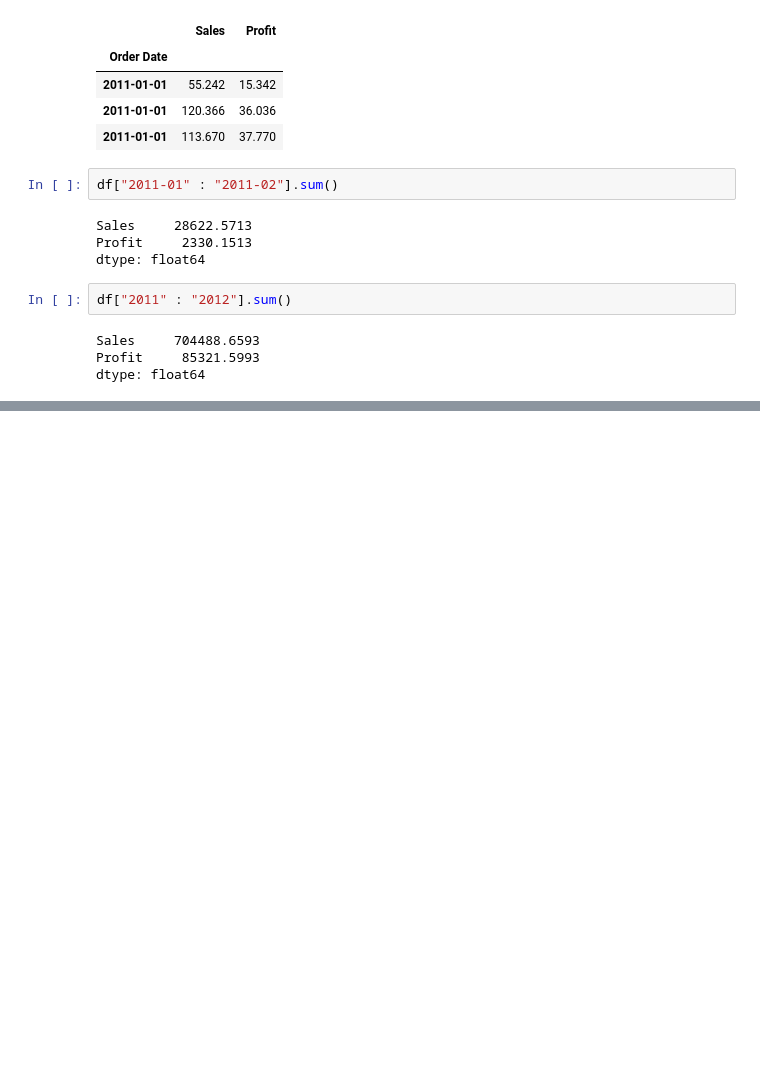
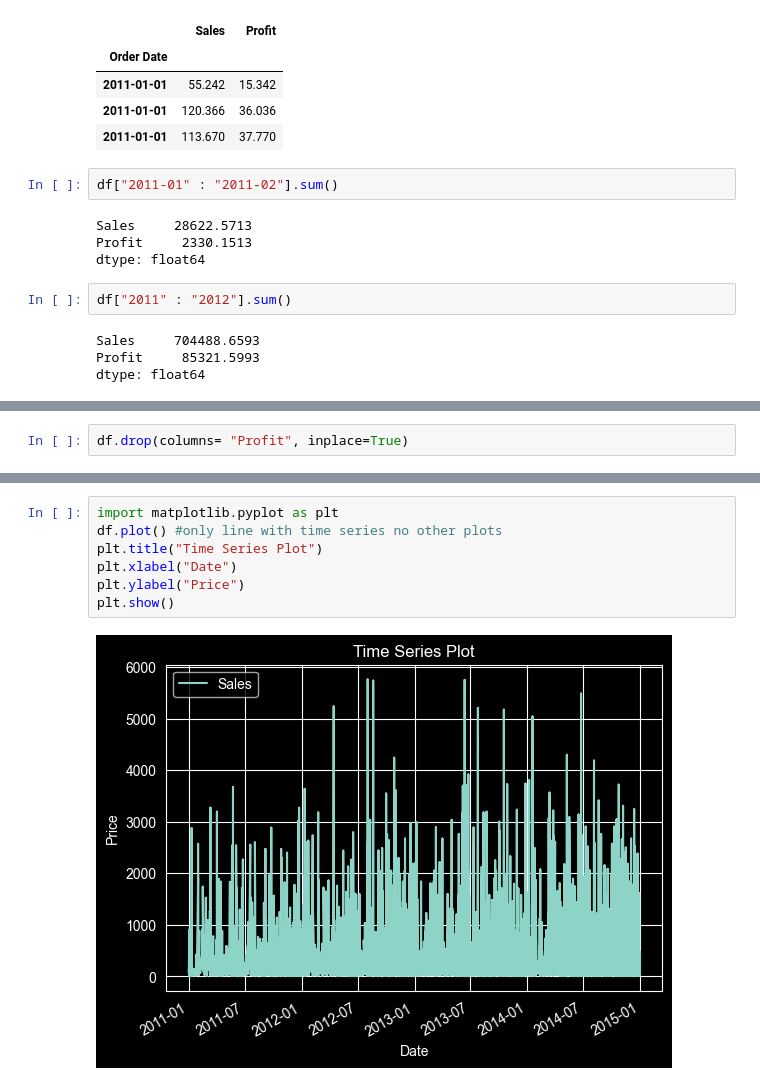
Before and after one commit to kaymansrinivasan/Machine_Learning, a Jupyter notebook: .ipynb/Time Series_1.ipynb, the cells around one changed output, grey strips where cells are left out. Drawn from its saved outputs; the diff is of its cells as text; blank space fills up the shorter version.

Commit message:
We have done time Series Forecasting Part 01 for now!

```diff
--- a/.ipynb/Time Series_1.ipynb
+++ b/.ipynb/Time Series_1.ipynb
@@ -121,0 +147,2 @@ dtype: float64
+# %%
+df.drop(columns= "Profit", inplace=True)
@@ -121,0 +166,9 @@ dtype: float64
+# %%
+import matplotlib.pyplot as plt
+df.plot() #only line with time series no other plots
+plt.title("Time Series Plot")
+plt.xlabel("Date")
+plt.ylabel("Price")
+plt.show()
+# %% [output]
+[figure, added]
```
Also changed, not shown: parts of 7 cells of this notebook.
